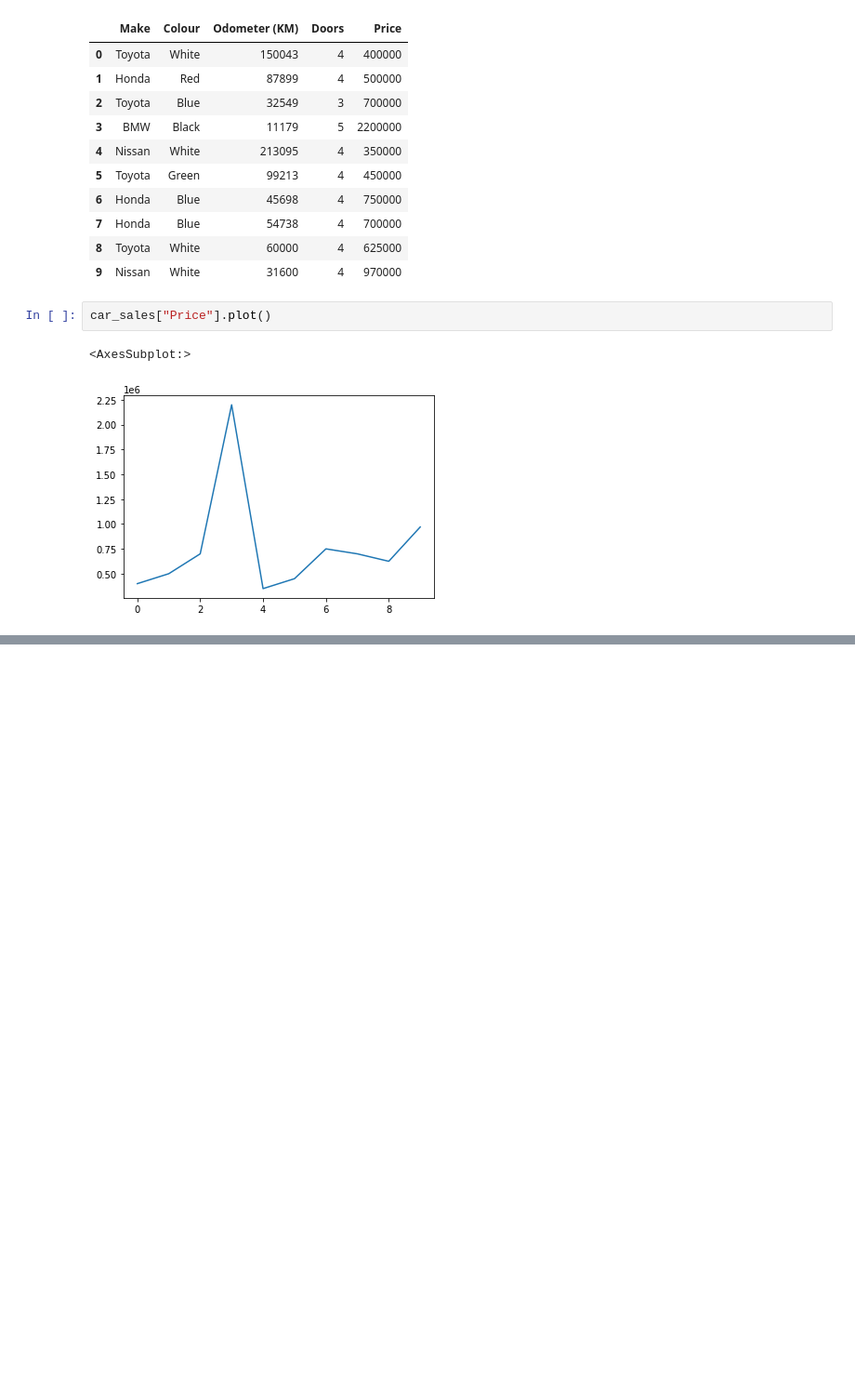
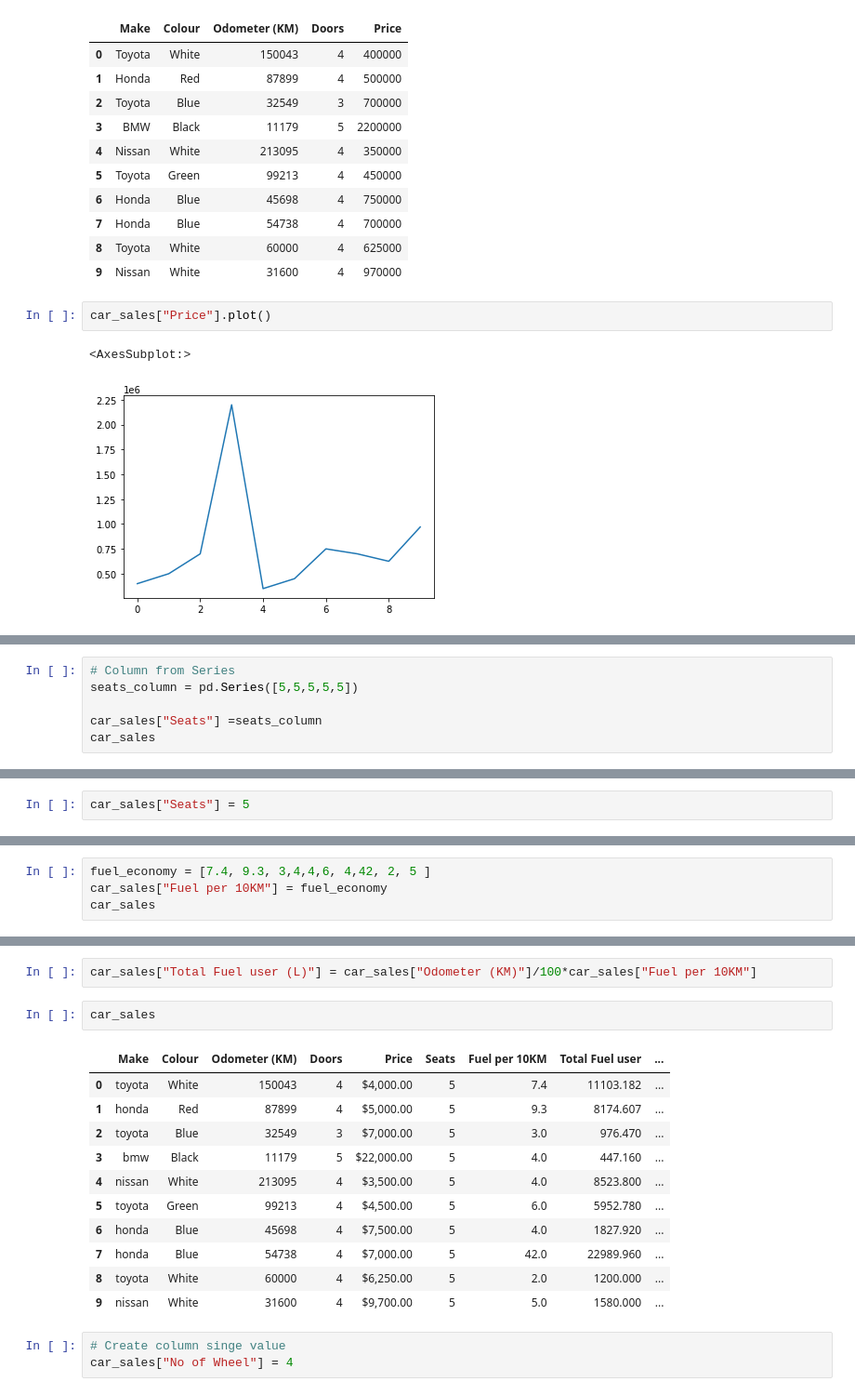
Before and after one commit to omsouravsharma/Intro_to_Pandas, a Jupyter notebook: Introduction to Pandas.ipynb, the cells around one changed output, grey strips where cells are left out. Shown: that part at 93% size. Drawn from its saved outputs; the diff is of its cells as text; blank space fills up the shorter version.

```diff
--- a/Introduction to Pandas.ipynb
+++ b/Introduction to Pandas.ipynb
@@ -199,0 +248,6 @@ car_sales["Price"].plot()
+# %%
+# Column from Series
+seats_column = pd.Series([5,5,5,5,5])
+
+car_sales["Seats"] =seats_column
+car_sales
@@ -199,0 +266,2 @@ car_sales["Price"].plot()
+# %%
+car_sales["Seats"] = 5
@@ -199,0 +282,4 @@ car_sales["Price"].plot()
+# %%
+fuel_economy = [7.4, 9.3, 3,4,4,6, 4,42, 2, 5 ]
+car_sales["Fuel per 10KM"] = fuel_economy
+car_sales
@@ -199,0 +298,19 @@ car_sales["Price"].plot()
+# %%
+car_sales["Total Fuel user (L)"] = car_sales["Odometer (KM)"]/100*car_sales["Fuel per 10KM"]
+# %%
+car_sales
+# %% [output]
+|  | Make | Colour | Odometer (KM) | Doors | Price | Seats | Fuel per 10KM | Total Fuel user | ... |
+| 0 | toyota | White | 150043 | 4 | $4,000.00 | 5 | 7.4 | 11103.182 | ... |
+| 1 | honda | Red | 87899 | 4 | $5,000.00 | 5 | 9.3 | 8174.607 | ... |
+| 2 | toyota | Blue | 32549 | 3 | $7,000.00 | 5 | 3.0 | 976.470 | ... |
+| 3 | bmw | Black | 11179 | 5 | $22,000.00 | 5 | 4.0 | 447.160 | ... |
+| 4 | nissan | White | 213095 | 4 | $3,500.00 | 5 | 4.0 | 8523.800 | ... |
+| 5 | toyota | Green | 99213 | 4 | $4,500.00 | 5 | 6.0 | 5952.780 | ... |
+| 6 | honda | Blue | 45698 | 4 | $7,500.00 | 5 | 4.0 | 1827.920 | ... |
+| 7 | honda | Blue | 54738 | 4 | $7,000.00 | 5 | 42.0 | 22989.960 | ... |
+| 8 | toyota | White | 60000 | 4 | $6,250.00 | 5 | 2.0 | 1200.000 | ... |
+| 9 | nissan | White | 31600 | 4 | $9,700.00 | 5 | 5.0 | 1580.000 | ... |
+# %%
+# Create column singe value
+car_sales["No of Wheel"] = 4
```
Also changed, not shown: parts of 20 cells of this notebook.
